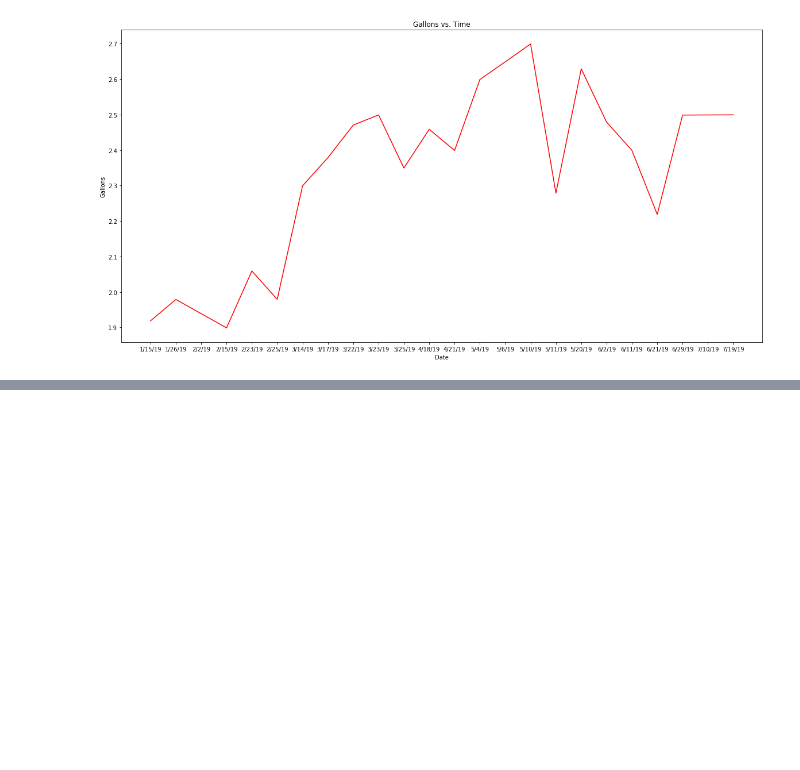
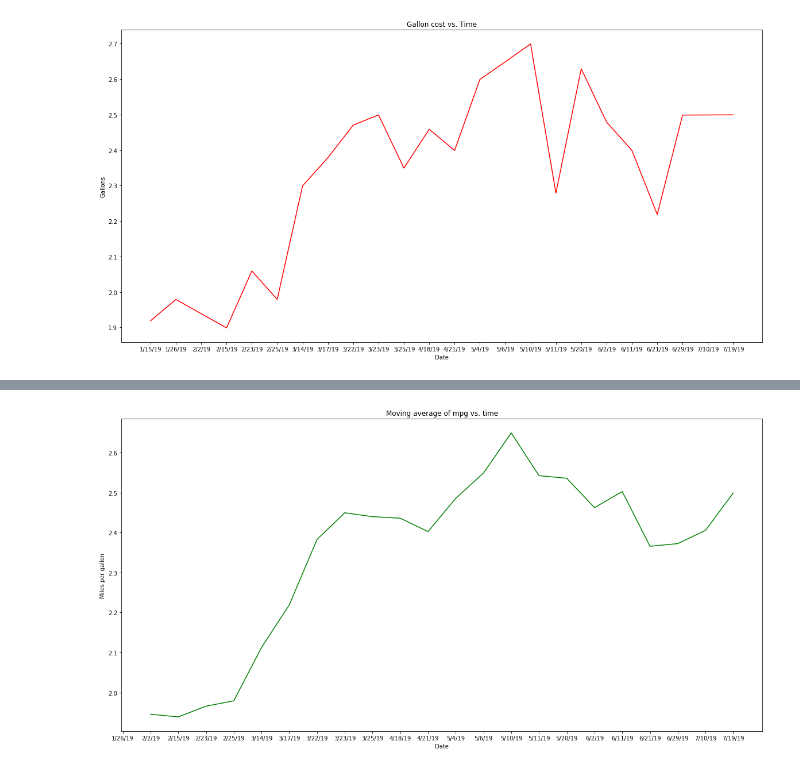
Before and after one commit to ethanfuerst/mpg-dashboard, a Jupyter notebook: mpg_data.ipynb, the cells around one changed output, grey strips where cells are left out. Saved outputs shown, nothing was run; the diff lists cells and outputs as text; code cells hidden in the pictures; blank space fills up the shorter version.

```diff
--- a/mpg_data.ipynb
+++ b/mpg_data.ipynb
@@ -73,3 +87,15 @@ plt.show()
+# %%
+# Moving average of mpg
+# Need to group by months
+
+plt.figure(figsize=(20,10))
+plt.plot(c_data['date'], c_data['gal_cost'].rolling(window=3).mean(), 'g')
+plt.xlabel('Date')
+plt.ylabel('Miles per gallon')
+plt.title('Moving average of mpg vs. time')
+plt.show()
+# %% [output]
+[figure, added]
 # %%
 # use timestamps for something
     # type in t for total, m for month, y for year, w for week etc
```
Also changed, not shown: parts of 2 cells of this notebook.
